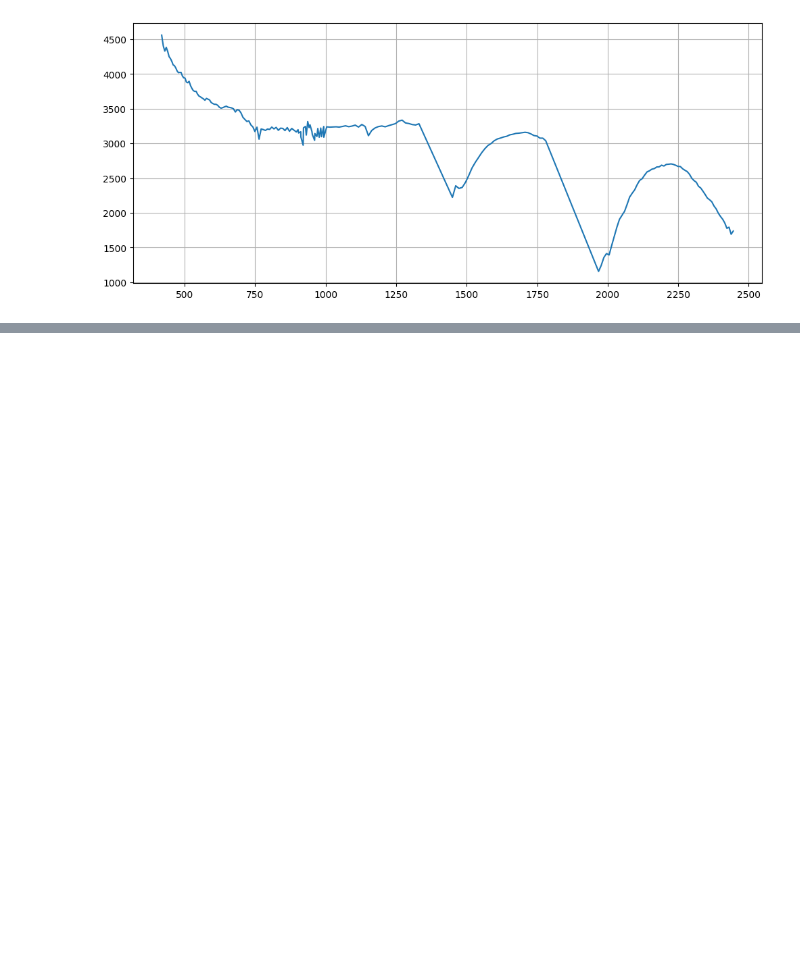
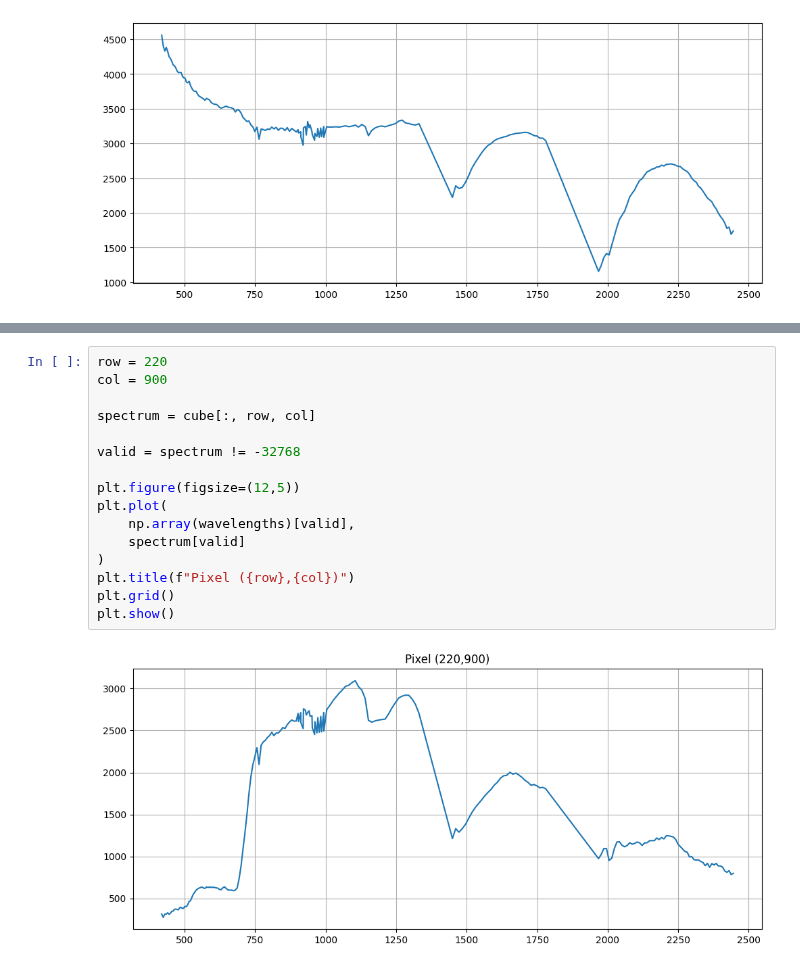
Before and after one commit to ECOMINE-IN/Geomind, a Jupyter notebook: notebooks/04_hyperspectral.ipynb, the cells around one changed output, grey strips where cells are left out. Drawn from its saved outputs; the diff is of its cells as text; blank space fills up the shorter version.

```diff
--- a/notebooks/04_hyperspectral.ipynb
+++ b/notebooks/04_hyperspectral.ipynb
@@ -339,0 +363,18 @@ plt.show()
+# %%
+row = 220
+col = 900
+
+spectrum = cube[:, row, col]
+
+valid = spectrum != -32768
+
+plt.figure(figsize=(12,5))
+plt.plot(
+    np.array(wavelengths)[valid],
+    spectrum[valid]
+)
+plt.title(f"Pixel ({row},{col})")
+plt.grid()
+plt.show()
+# %% [output]
+[figure, added]
```
Also changed, not shown: parts of 1 cell of this notebook.
